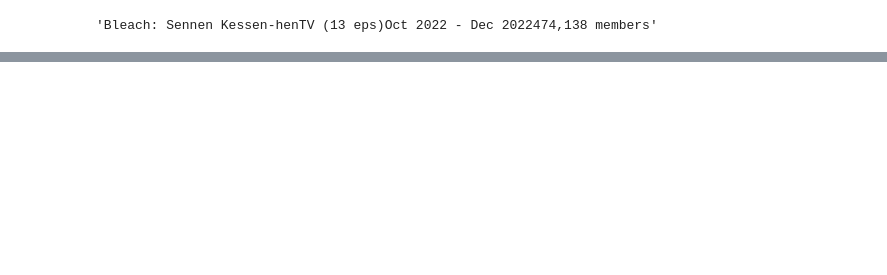
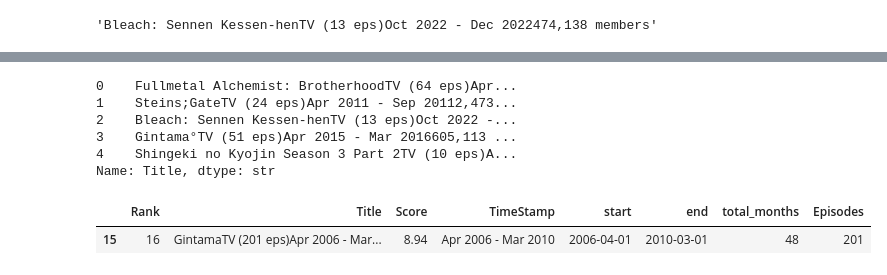
Before and after one commit to Maaaccc05/DS-Learning, a Jupyter notebook: Pandas/project.ipynb, the cells around one changed output, grey strips where cells are left out. Cells and saved outputs as stored; diff of their text form; code cells hidden in the pictures; blank space fills up the shorter version.

```diff
--- a/Pandas/project.ipynb
+++ b/Pandas/project.ipynb
@@ -87,0 +113,16 @@ df
+# %%
+# Top 5 anime by score which is already sorted by socre
+df['Title'].head()
+# %% [output]
+0    Fullmetal Alchemist: BrotherhoodTV (64 eps)Apr...
+1    Steins;GateTV (24 eps)Apr 2011 - Sep 20112,473...
+2    Bleach: Sennen Kessen-henTV (13 eps)Oct 2022 -...
+3    Gintama°TV (51 eps)Apr 2015 - Mar 2016605,113 ...
+4    Shingeki no Kyojin Season 3 Part 2TV (10 eps)A...
+Name: Title, dtype: str
+# %%
+# Highest Episode Count
+df[df['Episodes'] == df['Episodes'].max()]
+# %% [output]
+|  | Rank | Title | Score | TimeStamp | start | end | total_months | Episodes |
+| 15 | 16 | GintamaTV (201 eps)Apr 2006 - Mar... | 8.94 | Apr 2006 - Mar 2010 | 2006-04-01 | 2010-03-01 | 48 | 201 |
```
Also changed, not shown: parts of 9 cells of this notebook.
